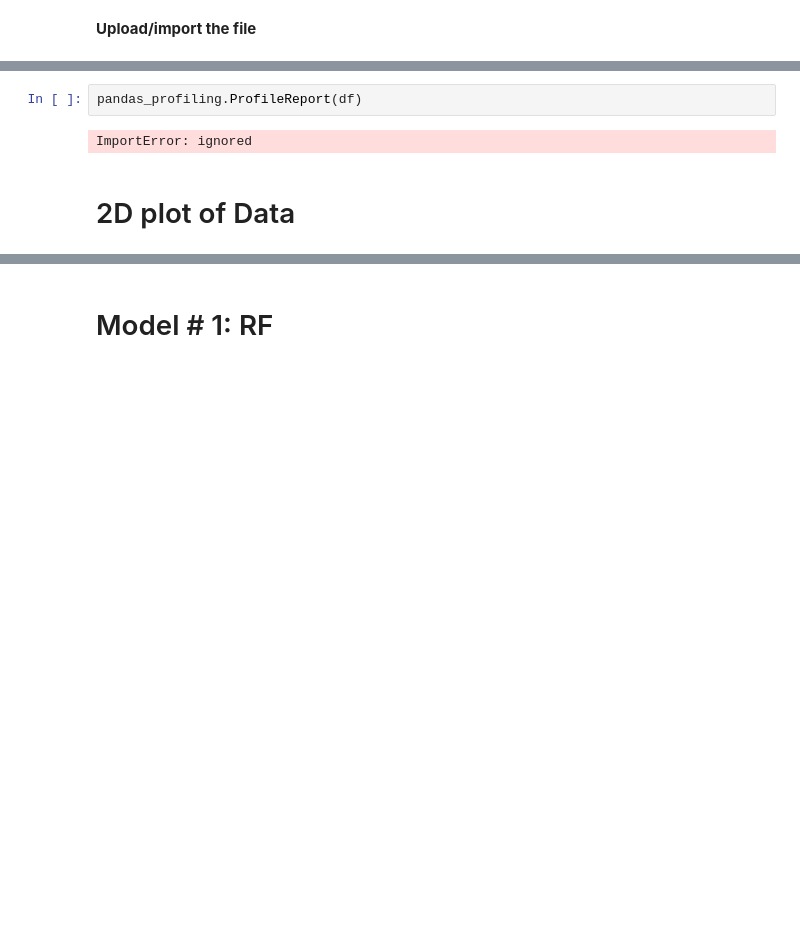
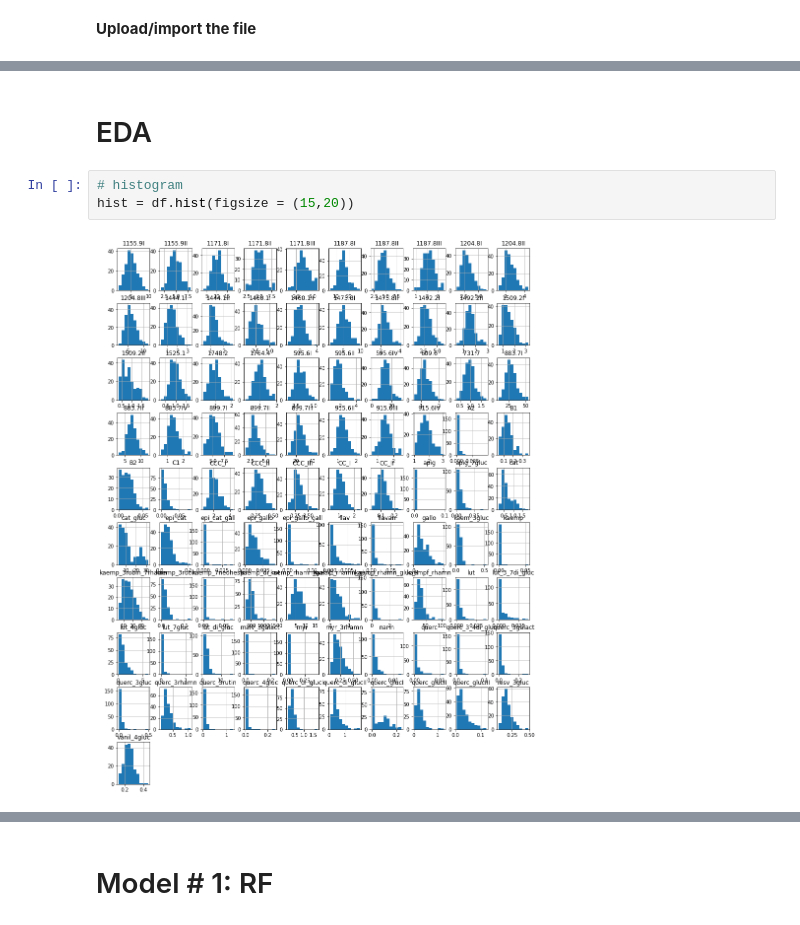
Before and after one commit to MahlaMirali/MachineLearning_Lentil_Seed_Coat_Colour_and_Phenolics, a Jupyter notebook: Copy_of_ML_4colour.ipynb, the cells around one changed output, grey strips where cells are left out. Saved outputs shown, nothing was run; the diff lists cells and outputs as text; blank space fills up the shorter version.

```diff
--- a/Copy_of_ML_4colour.ipynb
+++ b/Copy_of_ML_4colour.ipynb
@@ -129,6 +72,7 @@ ImportError: ignored
-# %%
-pandas_profiling.ProfileReport(df)
-# %% [output]
-ImportError: ignored
-# %% [markdown]
-# 2D plot of Data
+# %% [markdown]
+# EDA
+# %%
+# histogram
+hist = df.hist(figsize = (15,20))
+# %% [output]
+[figure, added]
```
Also changed, not shown: parts of 24 cells of this notebook.
